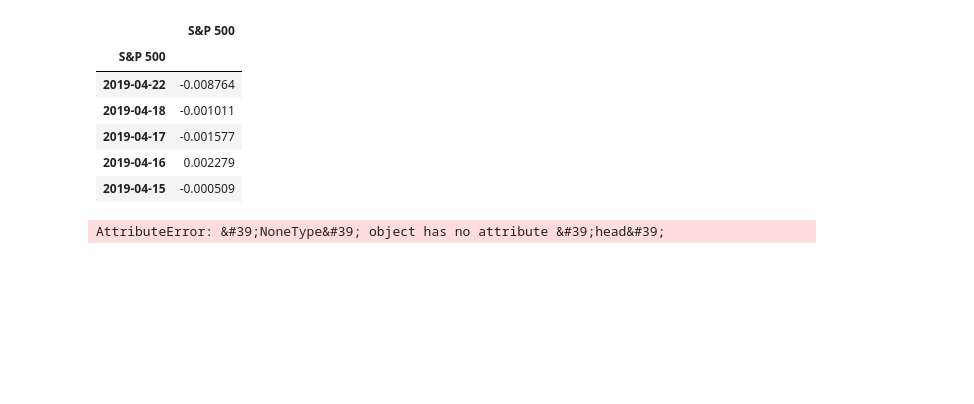
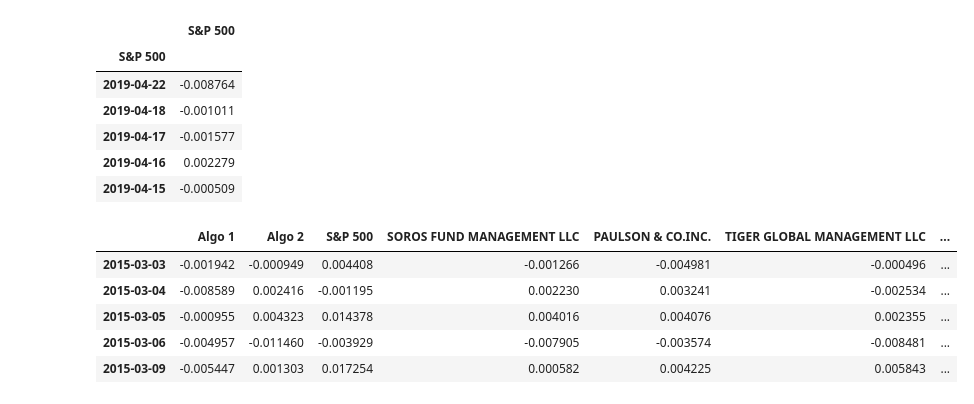
Before and after one commit to jexiamaris/A_Whale_off_portfolio, a Jupyter notebook: Analysis/whale_analysis.ipynb, the cells around one changed output. Cells and saved outputs as stored; diff of their text form; code cells hidden in the pictures; blank space fills up the shorter version.

```diff
--- a/Analysis/whale_analysis.ipynb
+++ b/Analysis/whale_analysis.ipynb
@@ -157,9 +157,12 @@ sp500_returns.head()
 # %%
 # Combined daile returns
 Combined_daily_returns = pd.concat([algo_returns, sp500_returns, whale_returns], axis='columns', join='inner')
 
-# Sorting
-Combined_daily_returns = Combined_daily_returns.sort_index(inplace=True)
 Combined_daily_returns.head()
 # %% [output]
-AttributeError: &#39;NoneType&#39; object has no attribute &#39;head&#39;
+|  | Algo 1 | Algo 2 | S&P 500 | SOROS FUND MANAGEMENT LLC | PAULSON & CO.INC. | TIGER GLOBAL MANAGEMENT LLC | ... |
+| 2015-03-03 | -0.001942 | -0.000949 | 0.004408 | -0.001266 | -0.004981 | -0.000496 | ... |
+| 2015-03-04 | -0.008589 | 0.002416 | -0.001195 | 0.002230 | 0.003241 | -0.002534 | ... |
+| 2015-03-05 | -0.000955 | 0.004323 | 0.014378 | 0.004016 | 0.004076 | 0.002355 | ... |
+| 2015-03-06 | -0.004957 | -0.011460 | -0.003929 | -0.007905 | -0.003574 | -0.008481 | ... |
+| 2015-03-09 | -0.005447 | 0.001303 | 0.017254 | 0.000582 | 0.004225 | 0.005843 | ... |
```
Also changed, not shown: parts of 2 cells of this notebook.
